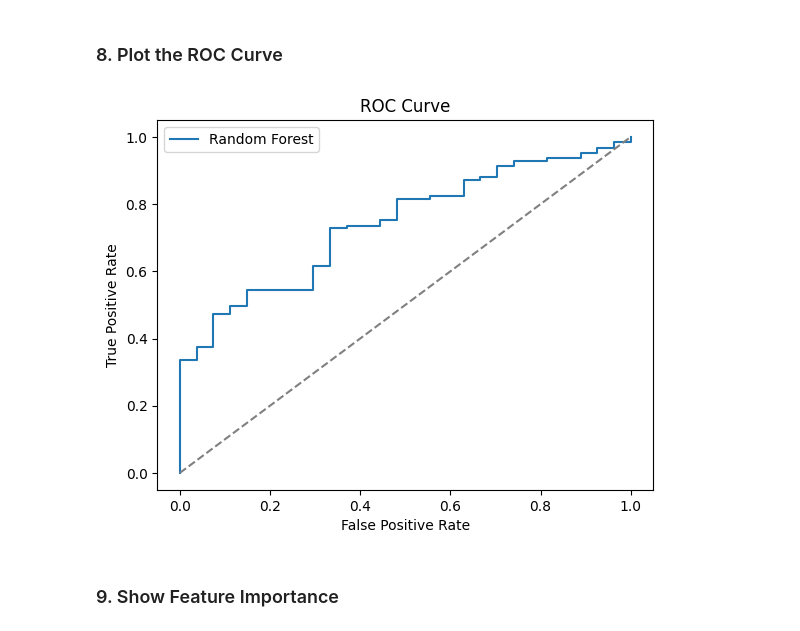
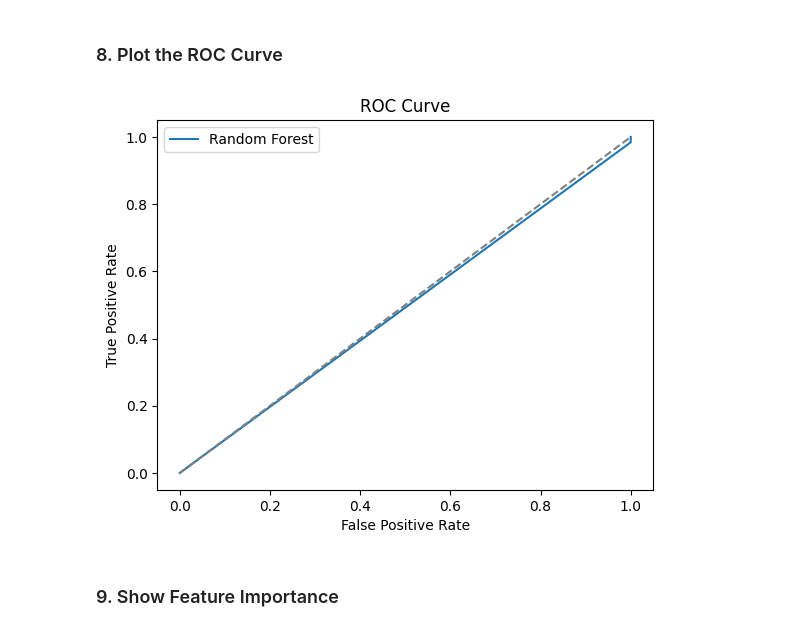
Before and after one commit to Bdowdle4/Dowdle_Analytics_Capstone, a Jupyter notebook: Notebooks/modeling.ipynb, the cells around one changed output. Cells and saved outputs as stored; diff of their text form; code cells hidden in the pictures.

```diff
--- a/Notebooks/modeling.ipynb
+++ b/Notebooks/modeling.ipynb
@@ -173,16 +175,16 @@ plt.show()
 # %% [markdown]
 ### 8. Plot the ROC Curve
 # %%
-fpr, tpr, thresholds = roc_curve(y_test, y_proba)
+fpr, tpr, thresholds = roc_curve(y_test, y_pred_rf)
 plt.plot(fpr, tpr, label='Random Forest')
 plt.plot([0, 1], [0, 1], linestyle='--', color='gray')
 plt.title("ROC Curve")
 plt.xlabel("False Positive Rate")
 plt.ylabel("True Positive Rate")
 plt.legend()
 plt.show()
 # %% [output]
-[figure, old version]
+[figure, new version]
 # %% [markdown]
 ### 9. Show Feature Importance
 # %%
```
Also changed, not shown: parts of 5 cells of this notebook.
